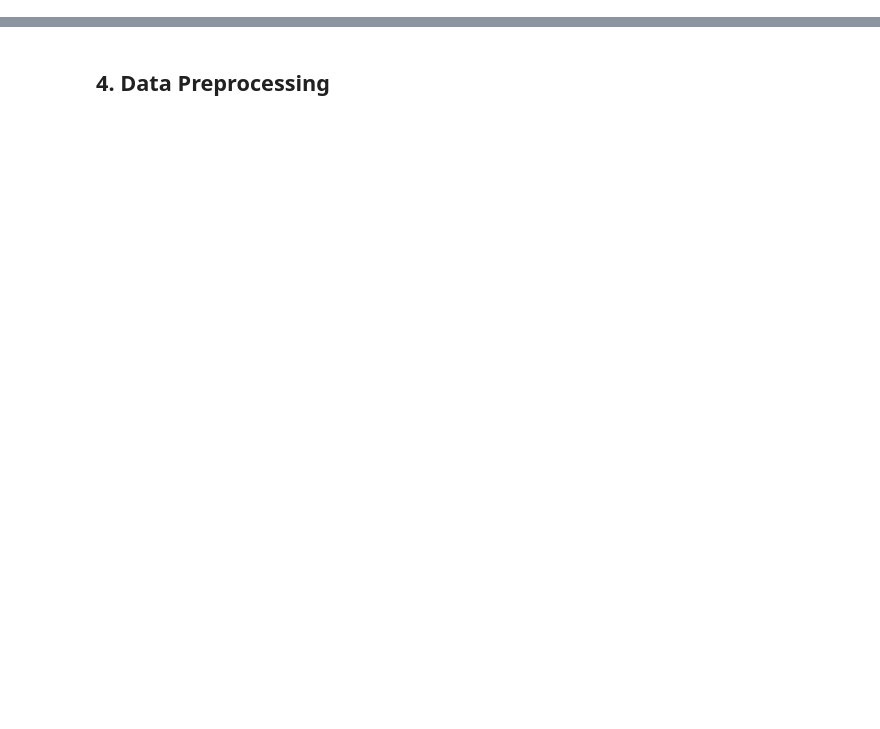
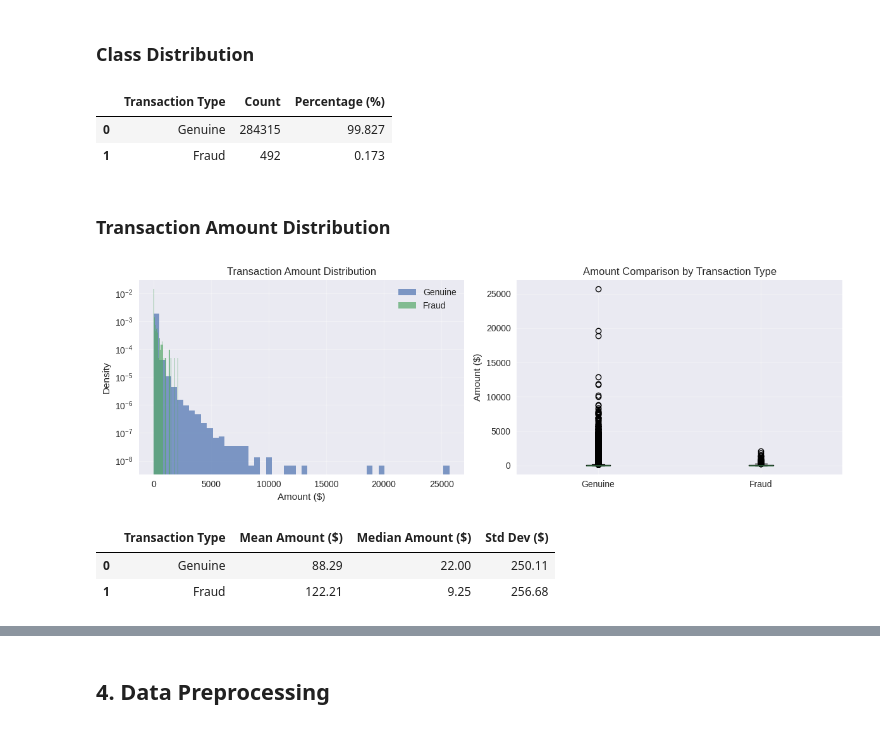
Before and after one commit to Arun-Singh-Chauhan-09/m606-fraud-detection-pipeline, a Jupyter notebook: credit_card_fraud_detection.ipynb, the cells around one changed output, grey strips where cells are left out. Saved outputs shown, nothing was run; the diff lists cells and outputs as text; code cells hidden in the pictures; blank space fills up the shorter version.

```diff
--- a/credit_card_fraud_detection.ipynb
+++ b/credit_card_fraud_detection.ipynb
@@ -226,0 +32,16 @@ plt.show()
+# %%
+
+import pandas as data_processor
+import matplotlib.pyplot as visualizer
+
+from sklearn.model_selection import train_test_split
+from sklearn.preprocessing import StandardScaler
+from sklearn.linear_model import LogisticRegression
+from sklearn.tree import DecisionTreeClassifier
+from sklearn.ensemble import RandomForestClassifier
+from sklearn.metrics import (accuracy_score, precision_score, recall_score,
+                             f1_score, roc_auc_score, average_precision_score)
+from sklearn.utils import resample
+
+
+visualizer.style.use('seaborn-v0_8')
@@ -226,0 +50,3 @@ plt.show()
+# %%
+transaction_data = data_processor.read_csv('creditcard.csv')
+transaction_data.head()
@@ -226,0 +143,52 @@ plt.show()
+# %% [markdown]
+### Class Distribution
+# %%
+transaction_types = transaction_data['Class'].value_counts().rename({0: 'Genuine', 1: 'Fraud'})
+type_percentages = (transaction_types / len(transaction_data) * 100).round(3)
+
+data_processor.DataFrame({
+    'Transaction Type': transaction_types.index,
+    'Count': transaction_types.values,
+    'Percentage (%)': type_percentages.values
+})
+# %% [output]
+|  | Transaction Type | Count | Percentage (%) |
+| 0 | Genuine | 284315 | 99.827 |
+| 1 | Fraud | 492 | 0.173 |
+# %% [markdown]
+### Transaction Amount Distribution
+# %%
+
+legitimate_amounts = transaction_data[transaction_data['Class'] == 0]['Amount']
+fraudulent_amounts = transaction_data[transaction_data['Class'] == 1]['Amount']
+
+fig, axes = visualizer.subplots(1, 2, figsize=(12, 4))
+
+axes[0].hist(legitimate_amounts, bins=50, alpha=0.7, label='Genuine', density=True)
+axes[0].hist(fraudulent_amounts, bins=50, alpha=0.7, label='Fraud', density=True)
+axes[0].set_title('Transaction Amount Distribution')
+axes[0].set_xlabel('Amount ($)')
+axes[0].set_ylabel('Density')
+axes[0].legend()
+axes[0].set_yscale('log')
+axes[0].grid(alpha=0.3)
+
+axes[1].boxplot([legitimate_amounts, fraudulent_amounts], tick_labels=['Genuine', 'Fraud'])
+axes[1].set_title('Amount Comparison by Transaction Type')
+axes[1].set_ylabel('Amount ($)')
+axes[1].grid(alpha=0.3)
+
+visualizer.tight_layout()
+visualizer.show()
+
+data_processor.DataFrame({
+    'Transaction Type': ['Genuine', 'Fraud'],
+    'Mean Amount ($)': [legitimate_amounts.mean(), fraudulent_amounts.mean()],
+    'Median Amount ($)': [legitimate_amounts.median(), fraudulent_amounts.median()],
+    'Std Dev ($)': [legitimate_amounts.std(), fraudulent_amounts.std()]
+}).round(2)
+# %% [output]
+[figure, added]
+|  | Transaction Type | Mean Amount ($) | Median Amount ($) | Std Dev ($) |
+| 0 | Genuine | 88.29 | 22.00 | 250.11 |
+| 1 | Fraud | 122.21 | 9.25 | 256.68 |
```
Also changed, not shown: parts of 123 cells of this notebook, 2 other files.
